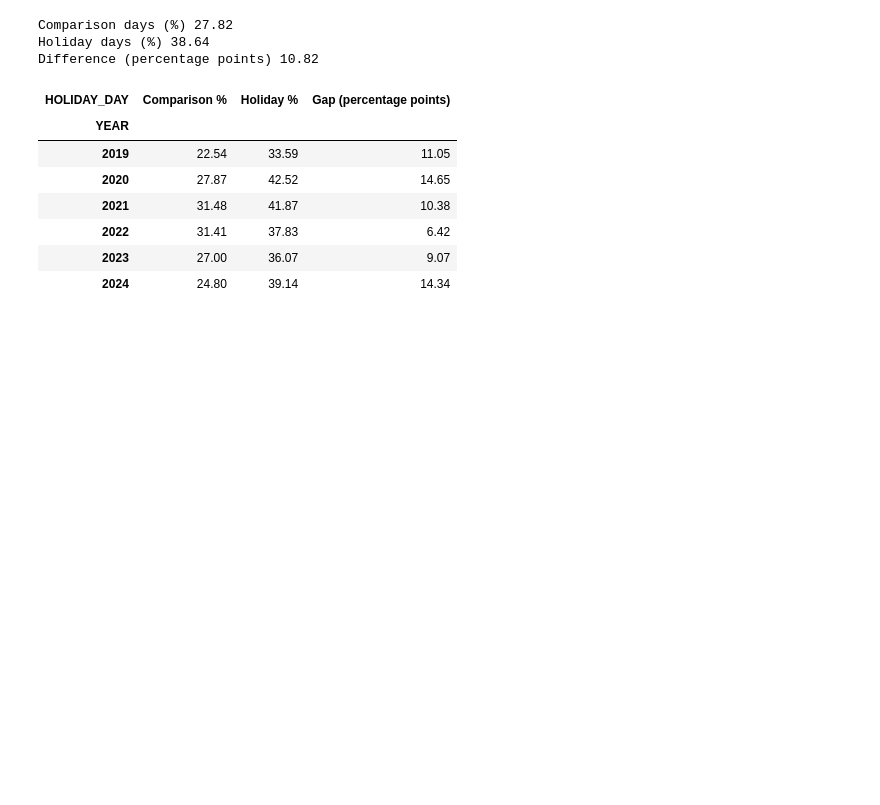
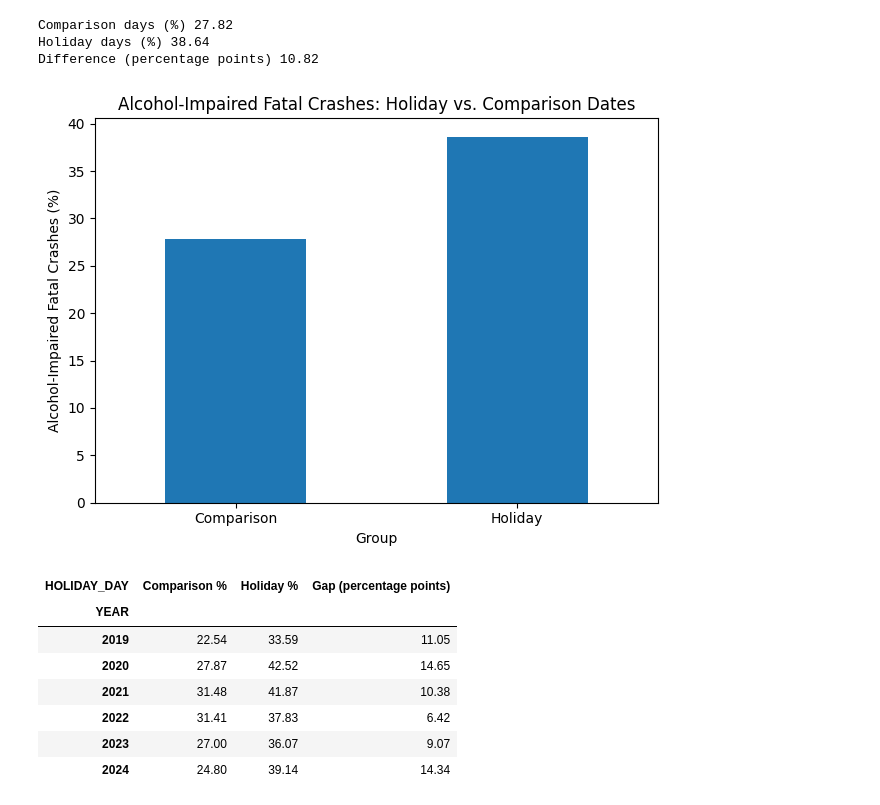
Before and after one commit to Prashriya/DS-325-Final-Project, a Jupyter notebook: FinalProject.ipynb, the cells around one changed output. Drawn from its saved outputs; the diff is of its cells as text; code cells hidden in the pictures; blank space fills up the shorter version.

```diff
--- a/FinalProject.ipynb
+++ b/FinalProject.ipynb
@@ -286,6 +286,10 @@ is_holiday = analysis_data["HOLIDAY_DAY"] == 1
 is_comparison = analysis_data["DATE"].dt.date.isin(comparison_dates)
 
 study_data = analysis_data[is_holiday | is_comparison].copy()
+study_data["GROUP"] = study_data["HOLIDAY_DAY"].map({
+    0: "Comparison",
+    1: "Holiday"
+})
 
 print("Comparison dates", len(comparison_dates))
 print(study_data["HOLIDAY_DAY"].value_counts().sort_index())
@@ -316,6 +320,24 @@ print("Difference (percentage points)", round(holiday_pct - comparison_pct, 2))
 Comparison days (%) 27.82
 Holiday days (%) 38.64
 Difference (percentage points) 10.82
+# %%
+import matplotlib.pyplot as plt
+
+plot_data = pd.Series({
+    "Comparison": comparison_pct,
+    "Holiday": holiday_pct
+})
+
+plot_data.plot(kind="bar")
+
+plt.ylabel("Alcohol-Impaired Fatal Crashes (%)")
+plt.xlabel("Group")
+plt.title("Alcohol-Impaired Fatal Crashes: Holiday vs. Comparison Dates")
+plt.xticks(rotation=0)
+plt.tight_layout()
+plt.show()
+# %% [output]
+[figure, added]
 # %%
 rates_by_year = study_data.groupby(["YEAR", "HOLIDAY_DAY"])[outcome_columns].mean()
 percent_by_year = rates_by_year.mean(axis=1) * 100
```
Also changed, not shown: parts of 10 cells of this notebook, 2 other files.
